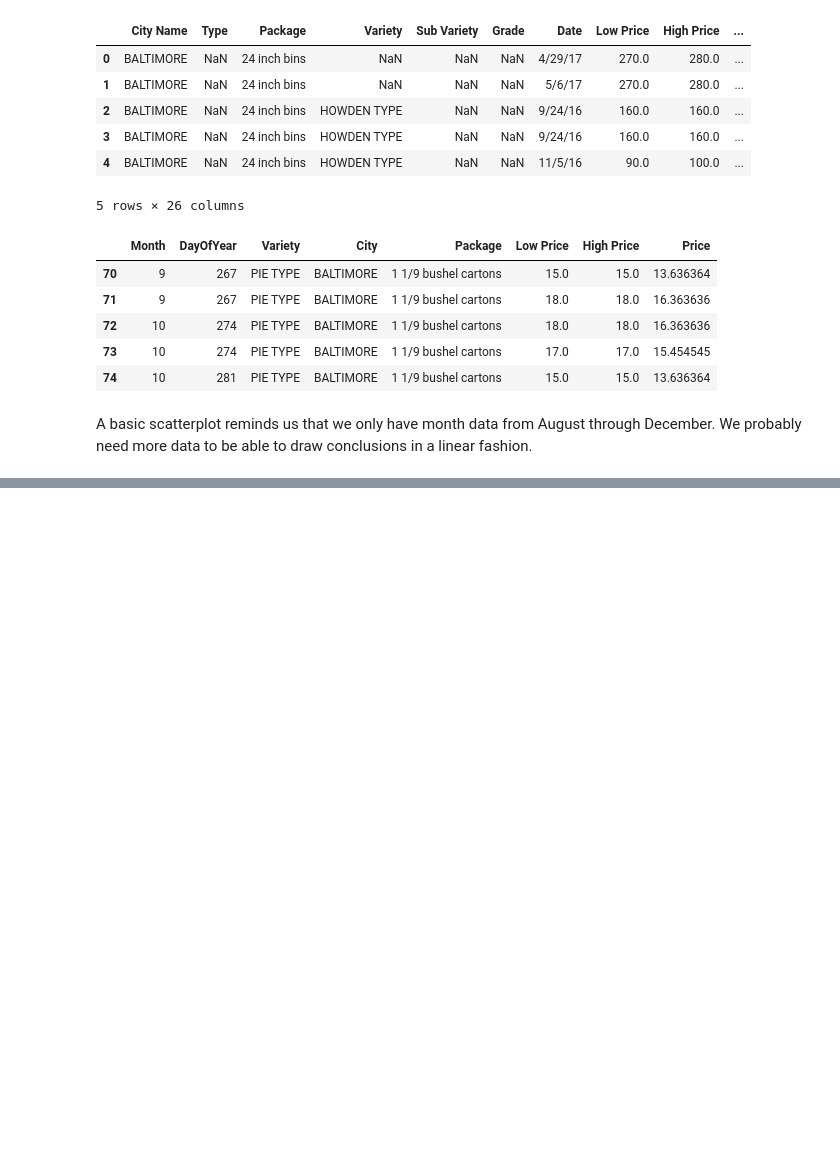
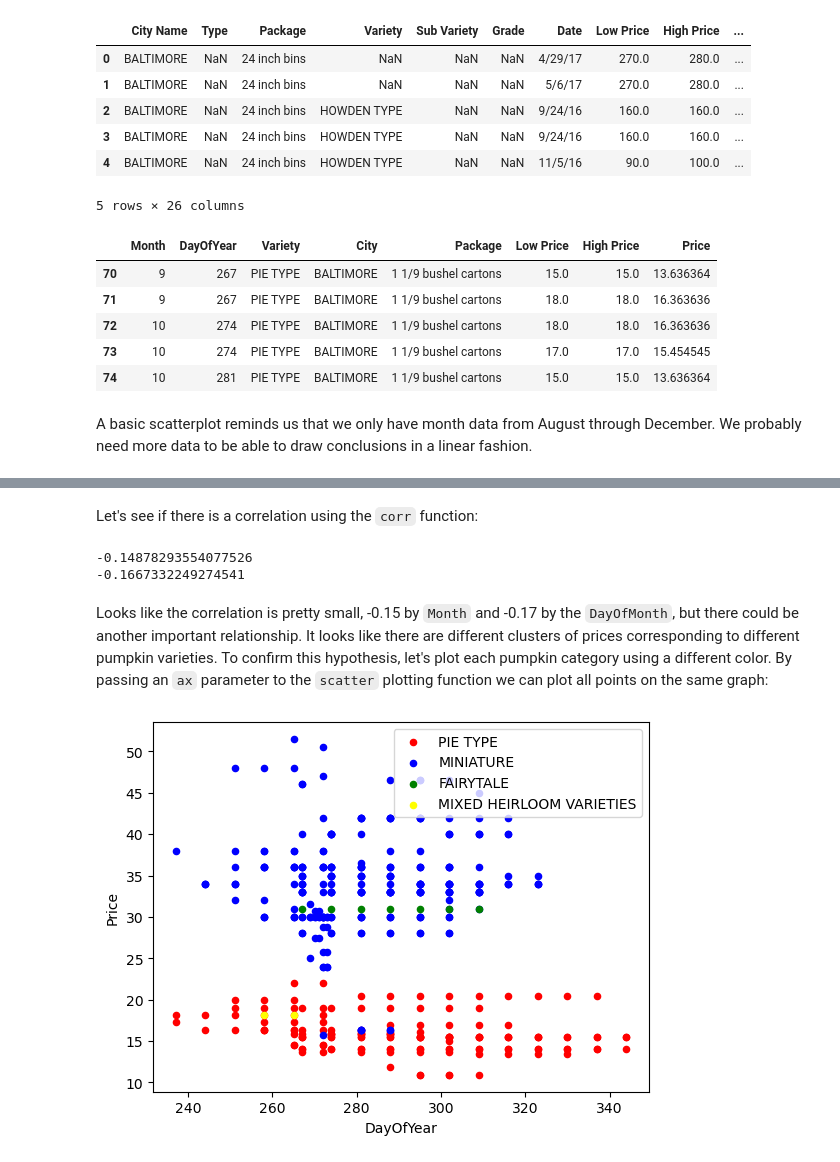
Before and after one commit to FredrikDellby/ML-For-Beginners, a Jupyter notebook: 2-Regression/3-Linear/notebook.ipynb, the cells around one changed output, grey strips where cells are left out. Drawn from its saved outputs; the diff is of its cells as text; code cells hidden in the pictures; blank space fills up the shorter version.

```diff
--- a/2-Regression/3-Linear/notebook.ipynb
+++ b/2-Regression/3-Linear/notebook.ipynb
@@ -66,0 +72,18 @@ plt.scatter('DayOfYear','Price',data=new_pumpkins)
+# %% [markdown]
+Let's see if there is a correlation using the ``corr`` function:
+# %%
+print(new_pumpkins['Month'].corr(new_pumpkins['Price']))
+print(new_pumpkins['DayOfYear'].corr(new_pumpkins['Price']))
+# %% [output]
+-0.14878293554077526
+-0.1667332249274541
+# %% [markdown]
+Looks like the correlation is pretty small, -0.15 by ``Month`` and -0.17 by the ``DayOfMonth``, but there could be another important relationship. It looks like there are different clusters of prices corresponding to different pumpkin varieties. To confirm this hypothesis, let's plot each pumpkin category using a different color. By passing an ``ax`` parameter to the ``scatter`` plotting function we can plot all points on the same graph:
+# %%
+ax=None
+colors = ['red','blue','green','yellow']
+for i, var in enumerate(new_pumpkins['Variety'].unique()):
+    df = new_pumpkins[new_pumpkins['Variety']==var]
+    ax = df.plot.scatter('DayOfYear', 'Price', ax=ax, c=colors[i], label=var)
+# %% [output]
+[figure, added]
```
Also changed, not shown: parts of 43 cells of this notebook, 3 other files.
